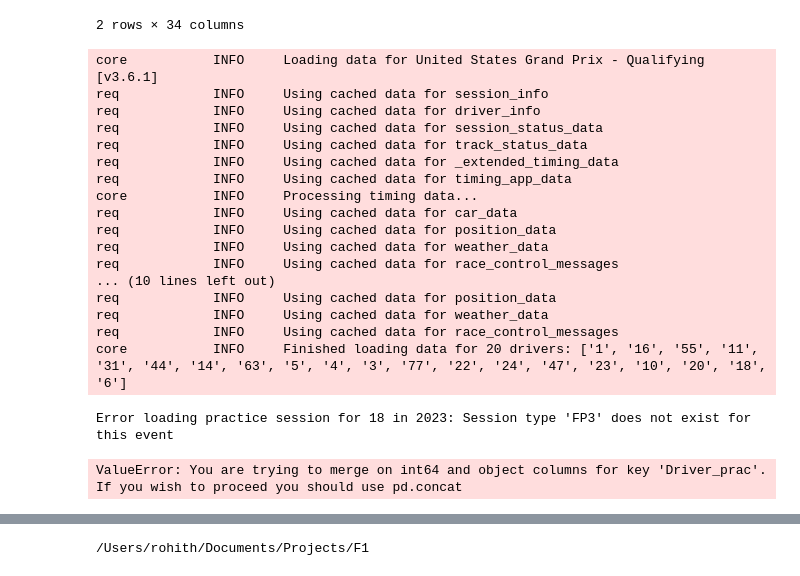
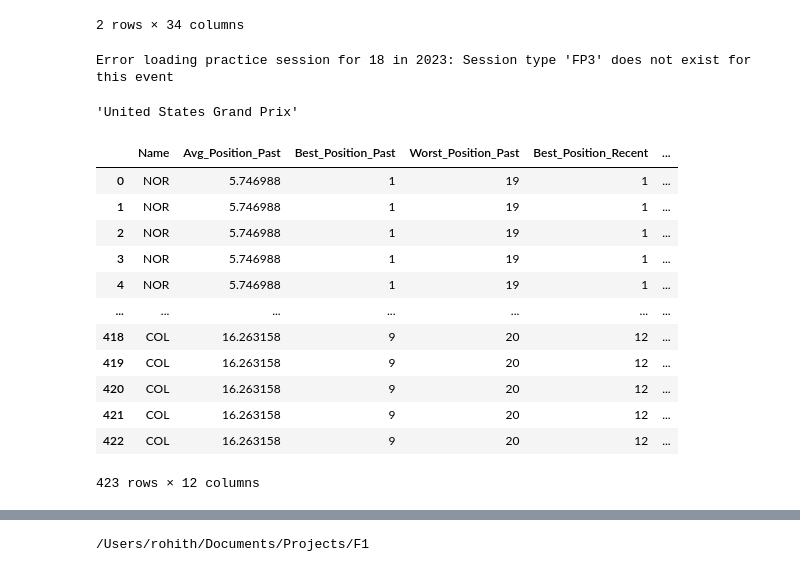
Before and after one commit to Rohith-2/F1, a Jupyter notebook: notebooks/init.ipynb, the cells around one changed output, grey strips where cells are left out. Saved outputs shown, nothing was run; the diff lists cells and outputs as text; code cells hidden in the pictures.

```diff
--- a/notebooks/init.ipynb
+++ b/notebooks/init.ipynb
@@ -157,7 +159,7 @@ try:
 except Exception as e:
     print(f"Error loading old qualifying session for {race} in {year-1}: {e}")
     lap_old_qual = pd.DataFrame([[-1]*len(old_qual_columns)]*20,columns=old_qual_columns)  # Empty DataFrame if old qualifying session fails
-    lap_old_qual['Driver_old_qual'] = lap_qual['DriverNumber']
+    lap_old_qual['Driver_old_qual'] = lap_qual['Driver']
     no_qual = True
 
 try:
@@ -169,44 +171,31 @@ except Exception as e:
     print(f"Error loading practice session for {race} in {year}: {e}")
     lap_prac = pd.DataFrame([[-1]*len(prac_columns)]*20,columns=prac_columns)  # Empty DataFrame if practice session fails
     lap_prac['DriverNumber_prac'] = lap_qual['DriverNumber']
+    lap_prac['Driver_prac'] = lap_qual['Driver']
     no_prac = True
 
-lap_old_qual_clean = lap_old_qual[old_qual_columns]
-lap_prac_clean = lap_prac[prac_columns]
+if no_prac and no_qual:
+    return None, None, None
+else:
+    lap_old_qual_clean = lap_old_qual[old_qual_columns]
+    lap_prac_clean = lap_prac[prac_columns]
 
-final_lap = (
-    lap_prac_clean
-    .merge(lap_old_qual_clean, left_on='Driver_prac', right_on='Driver_old_qual')
-    .merge(
-        team_driver_performance[team_driver_performance['Country'] == race],
-        left_on='Driver_prac', right_on='Name'
+    final_lap = (
+        lap_prac_clean
+        .merge(lap_old_qual_clean, left_on='Driver_prac', right_on='Driver_old_qual')
+        .merge(
+            team_driver_performance[team_driver_performance['Country'] == race],
+            left_on='Driver_prac', right_on='Name'
+        )
+        .drop(columns=['Driver_prac', 'Driver_old_qual','Name'])
+        .set_index('DriverNumber_prac')
     )
-    .drop(columns=['Driver_prac', 'Driver_old_qual','Name'])
-    .set_index('DriverNumber_prac')
-)
 
-y = lap_qual[['LapTime', 'Position', 'DriverNumber']].set_index('DriverNumber').loc[final_lap.index]
+    y = lap_qual[['LapTime', 'Position', 'DriverNumber']].set_index('DriverNumber').loc[final_lap.index]
 
-y_laptime = y.pop('LapTime').to_list()
-y_position = y.pop('Position').to_list()
-X = final_lap.values
+    y_laptime = y.pop('LapTime').to_list()
+    y_position = y.pop('Position').to_list()
+    X = final_lap.values
+    return X, y_laptime, y_position
 # %% [output]
-core           INFO     Loading data for United States Grand Prix - Qualifying [v3.6.1]
-req            INFO     Using cached data for session_info
-req            INFO     Using cached data for driver_info
-req            INFO     Using cached data for session_status_data
-req            INFO     Using cached data for track_status_data
-req            INFO     Using cached data for _extended_timing_data
-req            INFO     Using cached data for timing_app_data
-core           INFO     Processing timing data...
-req            INFO     Using cached data for car_data
-req            INFO     Using cached data for position_data
-req            INFO     Using cached data for weather_data
-req            INFO     Using cached data for race_control_messages
-... (10 lines left out)
-req            INFO     Using cached data for position_data
-req            INFO     Using cached data for weather_data
-req            INFO     Using cached data for race_control_messages
-core           INFO     Finished loading data for 20 drivers: ['1', '16', '55', '11', '31', '44', '14', '63', '5', '4', '3', '77', '22', '24', '47', '23', '10', '20', '18', '6']
+Error loading practice session for 18 in 2023: Session type 'FP3' does not exist for this event
-Error loading practice session for 18 in 2023: Session type 'FP3' does not exist for this event
-ValueError: You are trying to merge on int64 and object columns for key 'Driver_prac'. If you wish to proceed you should use pd.concat
@@ -212,0 +209,20 @@ ValueError: You are trying to merge on int64 and object columns for key 'Driver_
+# %%
+session.event.EventName
+# %% [output]
+'United States Grand Prix'
+# %%
+team_driver_performance
+# %% [output]
+|  | Name | Avg_Position_Past | Best_Position_Past | Worst_Position_Past | Best_Position_Recent | ... |
+| 0 | NOR | 5.746988 | 1 | 19 | 1 | ... |
+| 1 | NOR | 5.746988 | 1 | 19 | 1 | ... |
+| 2 | NOR | 5.746988 | 1 | 19 | 1 | ... |
+| 3 | NOR | 5.746988 | 1 | 19 | 1 | ... |
+| 4 | NOR | 5.746988 | 1 | 19 | 1 | ... |
+| ... | ... | ... | ... | ... | ... | ... |
+| 418 | COL | 16.263158 | 9 | 20 | 12 | ... |
+| 419 | COL | 16.263158 | 9 | 20 | 12 | ... |
+| 420 | COL | 16.263158 | 9 | 20 | 12 | ... |
+| 421 | COL | 16.263158 | 9 | 20 | 12 | ... |
+| 422 | COL | 16.263158 | 9 | 20 | 12 | ... |
+423 rows × 12 columns
```
Also changed, not shown: parts of 5 cells of this notebook, 14 other files.
